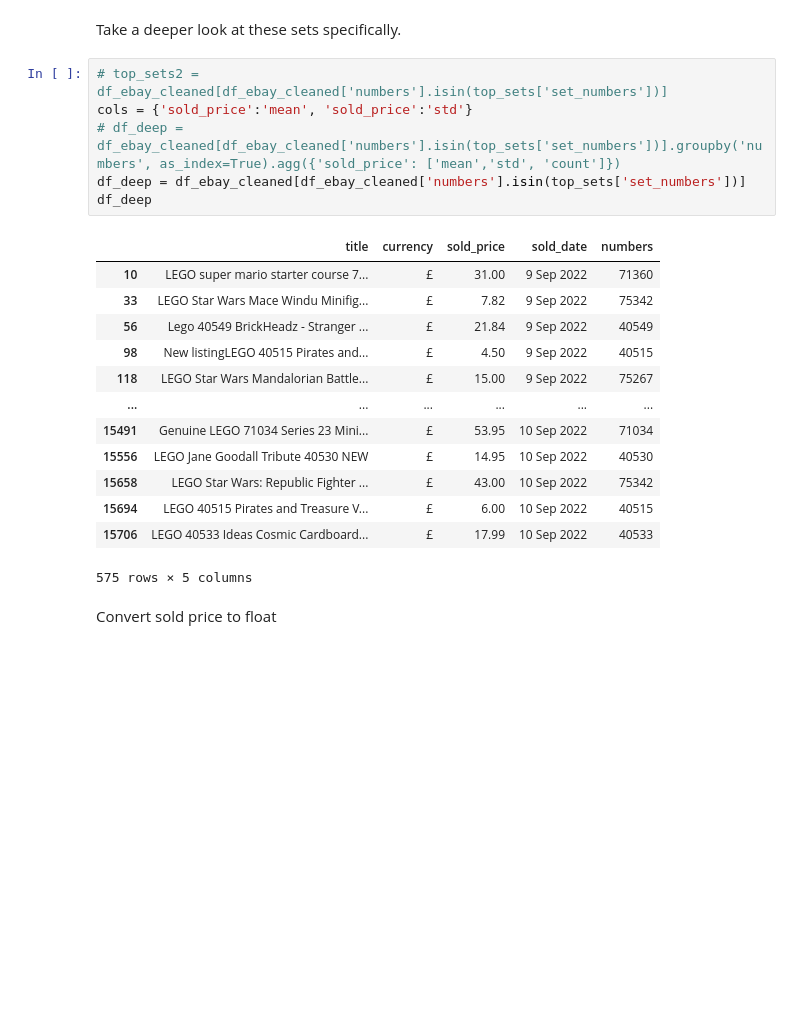
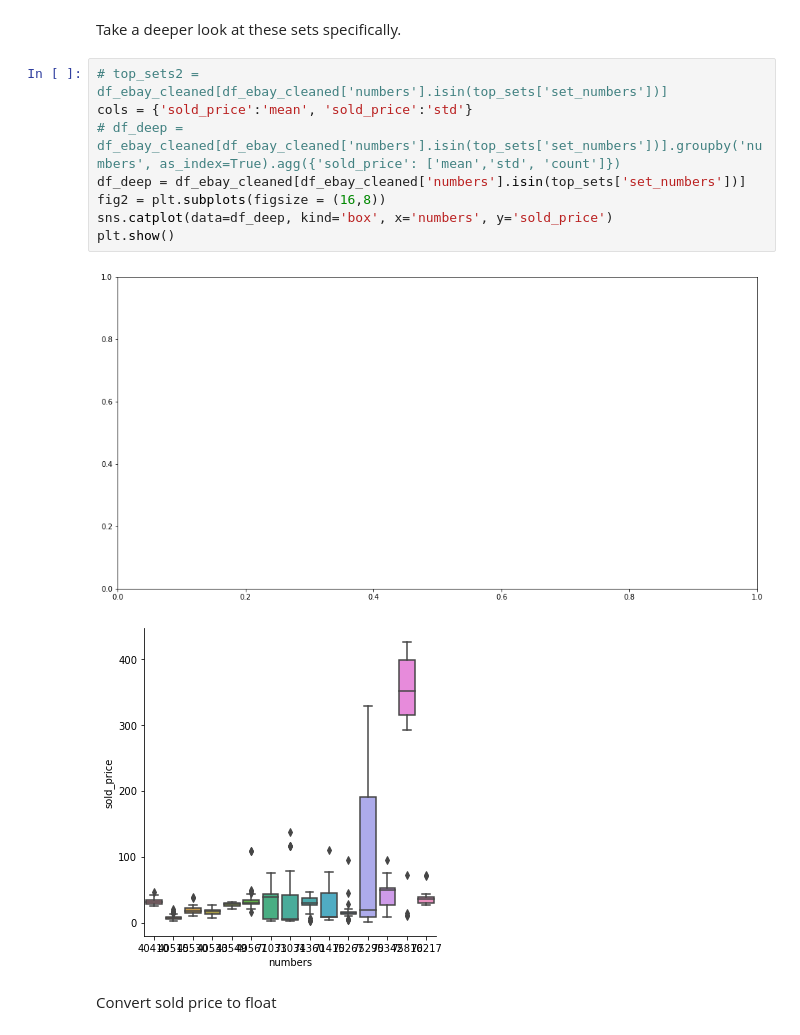
Before and after one commit to onguyenquanghuy/lego_resale_price_prediction, a Jupyter notebook: lego_resale_price_prediction.ipynb, the cells around one changed output. Cells and saved outputs as stored; diff of their text form; blank space fills up the shorter version.

```diff
--- a/lego_resale_price_prediction.ipynb
+++ b/lego_resale_price_prediction.ipynb
@@ -174,23 +174,14 @@ Take a deeper look at these sets specifically.
 # %%
 # top_sets2 = df_ebay_cleaned[df_ebay_cleaned['numbers'].isin(top_sets['set_numbers'])]
 cols = {'sold_price':'mean', 'sold_price':'std'}
 # df_deep = df_ebay_cleaned[df_ebay_cleaned['numbers'].isin(top_sets['set_numbers'])].groupby('numbers', as_index=True).agg({'sold_price': ['mean','std', 'count']})
 df_deep = df_ebay_cleaned[df_ebay_cleaned['numbers'].isin(top_sets['set_numbers'])]
-df_deep
+fig2 = plt.subplots(figsize = (16,8))
+sns.catplot(data=df_deep, kind='box', x='numbers', y='sold_price')
+plt.show()
 # %% [output]
-|  | title | currency | sold_price | sold_date | numbers |
-| 10 | LEGO super mario starter course 7... | £ | 31.00 | 9 Sep 2022 | 71360 |
-| 33 | LEGO Star Wars Mace Windu Minifig... | £ | 7.82 | 9 Sep 2022 | 75342 |
-| 56 | Lego 40549 BrickHeadz - Stranger ... | £ | 21.84 | 9 Sep 2022 | 40549 |
-| 98 | New listingLEGO 40515 Pirates and... | £ | 4.50 | 9 Sep 2022 | 40515 |
-| 118 | LEGO Star Wars Mandalorian Battle... | £ | 15.00 | 9 Sep 2022 | 75267 |
-| ... | ... | ... | ... | ... | ... |
-| 15491 | Genuine LEGO 71034 Series 23 Mini... | £ | 53.95 | 10 Sep 2022 | 71034 |
-| 15556 | LEGO Jane Goodall Tribute 40530 NEW | £ | 14.95 | 10 Sep 2022 | 40530 |
-| 15658 | LEGO Star Wars: Republic Fighter ... | £ | 43.00 | 10 Sep 2022 | 75342 |
-| 15694 | LEGO 40515 Pirates and Treasure V... | £ | 6.00 | 10 Sep 2022 | 40515 |
-| 15706 | LEGO 40533 Ideas Cosmic Cardboard... | £ | 17.99 | 10 Sep 2022 | 40533 |
-575 rows × 5 columns
+[figure, added]
+[figure, added]
 # %% [markdown]
 Convert sold price to float
 # %%
```
